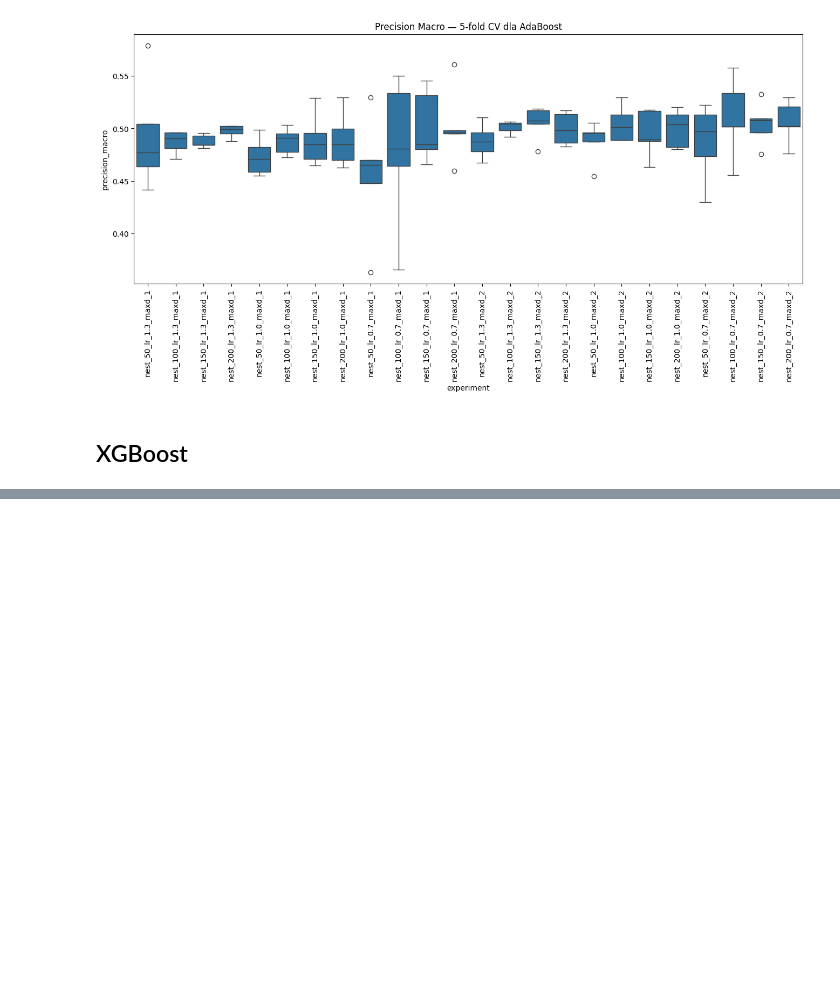
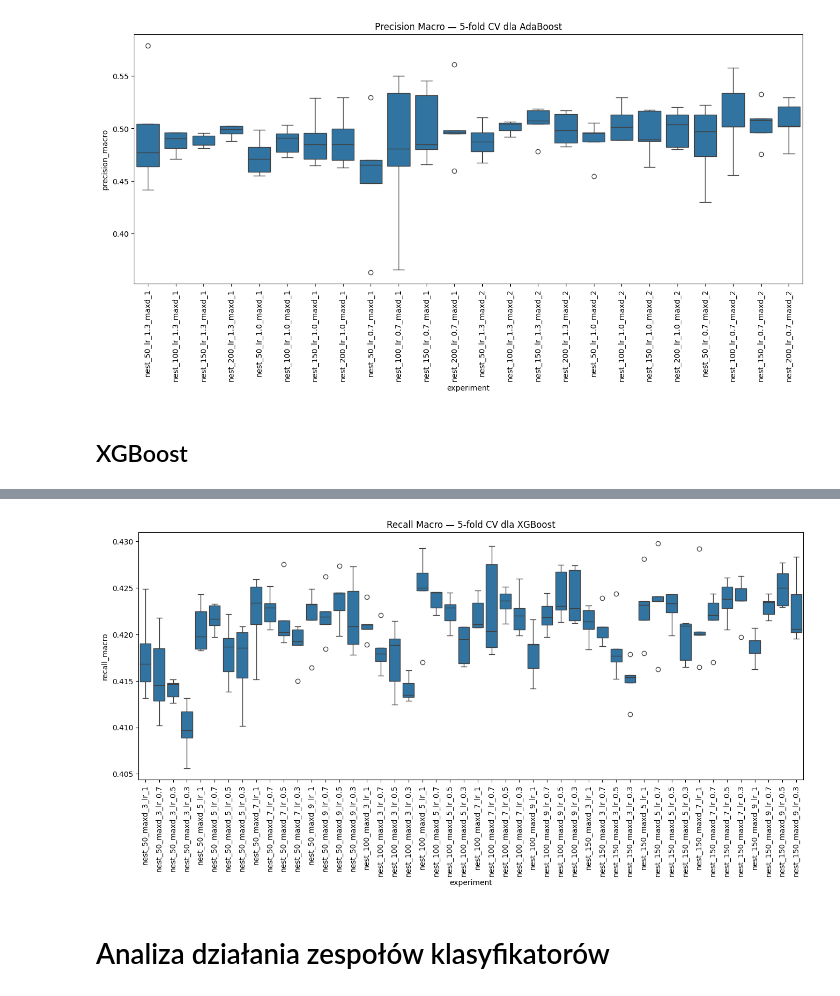
Before and after one commit to TytanMikJas/MachineLearningProjects, a Jupyter notebook: Ensemble.ipynb, the cells around one changed output, grey strips where cells are left out. Saved outputs shown, nothing was run; the diff lists cells and outputs as text; code cells hidden in the pictures; blank space fills up the shorter version.

Commit message:
Hiperparametry zespołów klasyfikatorów

```diff
--- a/Ensemble.ipynb
+++ b/Ensemble.ipynb
@@ -811,0 +834,10 @@ for params in param_grid_xgb:
+# %%
+plt.figure(figsize=(16,6))
+sns.boxplot(data=xgb_results_df, x='experiment', y='recall_macro')
+plt.xticks(rotation=90)
+plt.title("Recall Macro — 5-fold CV dla XGBoost")
+plt.show()
+# %% [output]
+[figure, added]
+# %% [markdown]
+# Analiza działania zespołów klasyfikatorów
```
Also changed, not shown: parts of 6 cells of this notebook.
